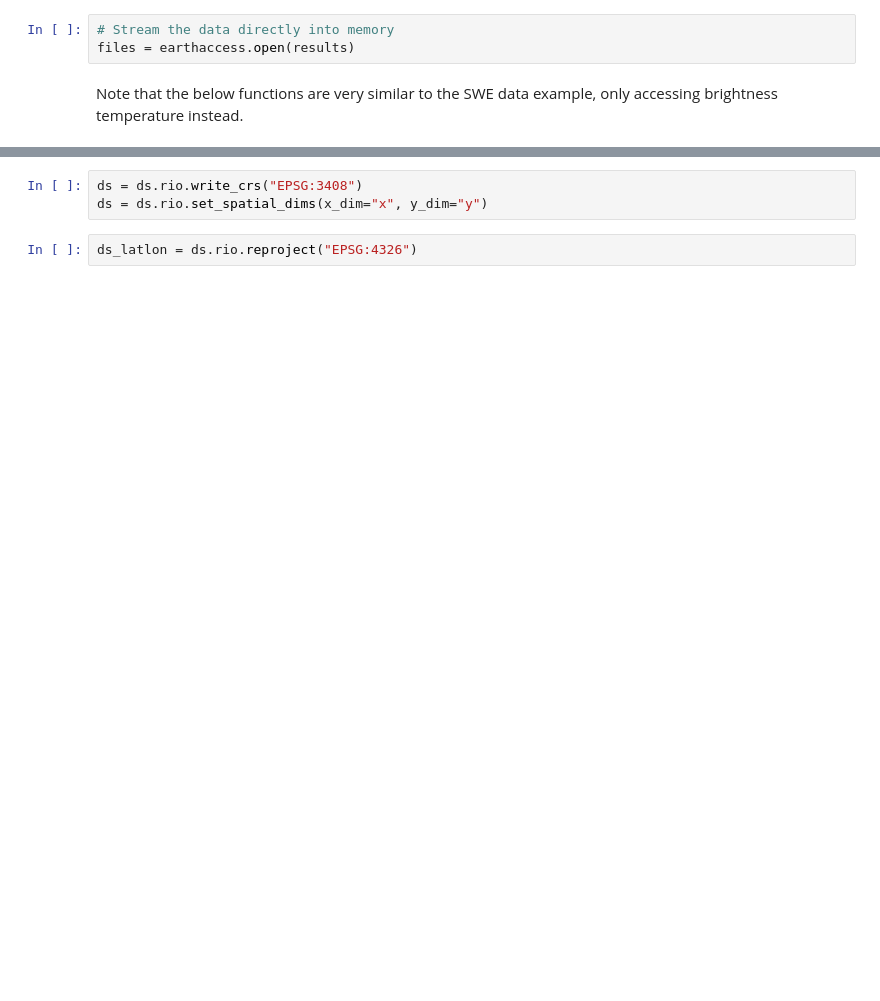
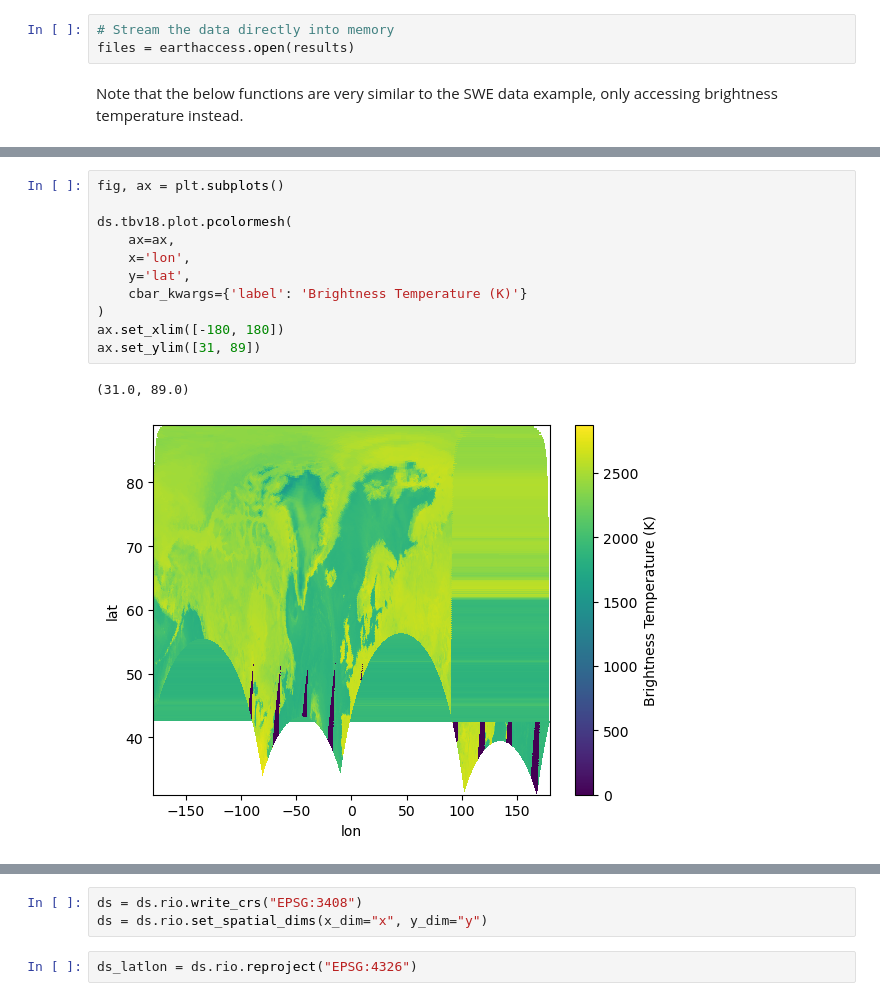
Before and after one commit to zachghiaccio/snow-observations, a Jupyter notebook: notebooks/AMSR2_swe_access.ipynb, the cells around one changed output, grey strips where cells are left out. Drawn from its saved outputs; the diff is of its cells as text; blank space fills up the shorter version.

```diff
--- a/notebooks/AMSR2_swe_access.ipynb
+++ b/notebooks/AMSR2_swe_access.ipynb
@@ -327 +334,15 @@ def generate_date(file):
+# %%
+fig, ax = plt.subplots()
+
+ds.tbv18.plot.pcolormesh(
+    ax=ax,
+    x='lon',
+    y='lat',
+    cbar_kwargs={'label': 'Brightness Temperature (K)'}
+)
+ax.set_xlim([-180, 180])
+ax.set_ylim([31, 89])
+# %% [output]
+(31.0, 89.0)
+[figure, added]
 # %%
```
Also changed, not shown: parts of 12 cells of this notebook.
